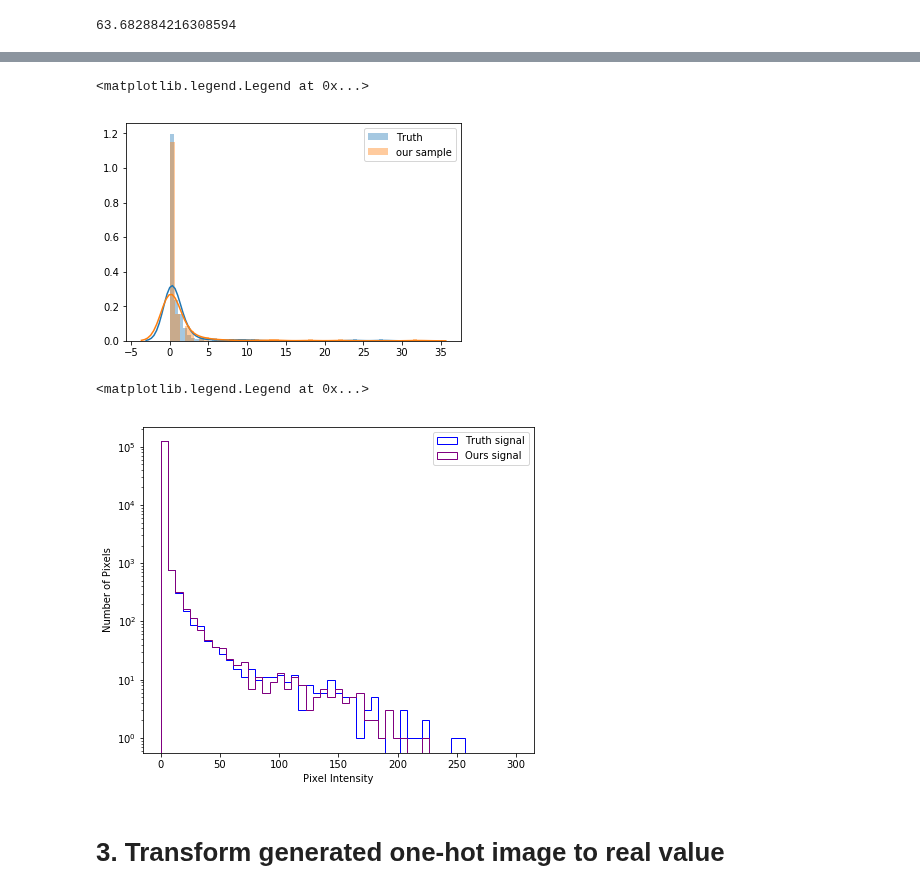
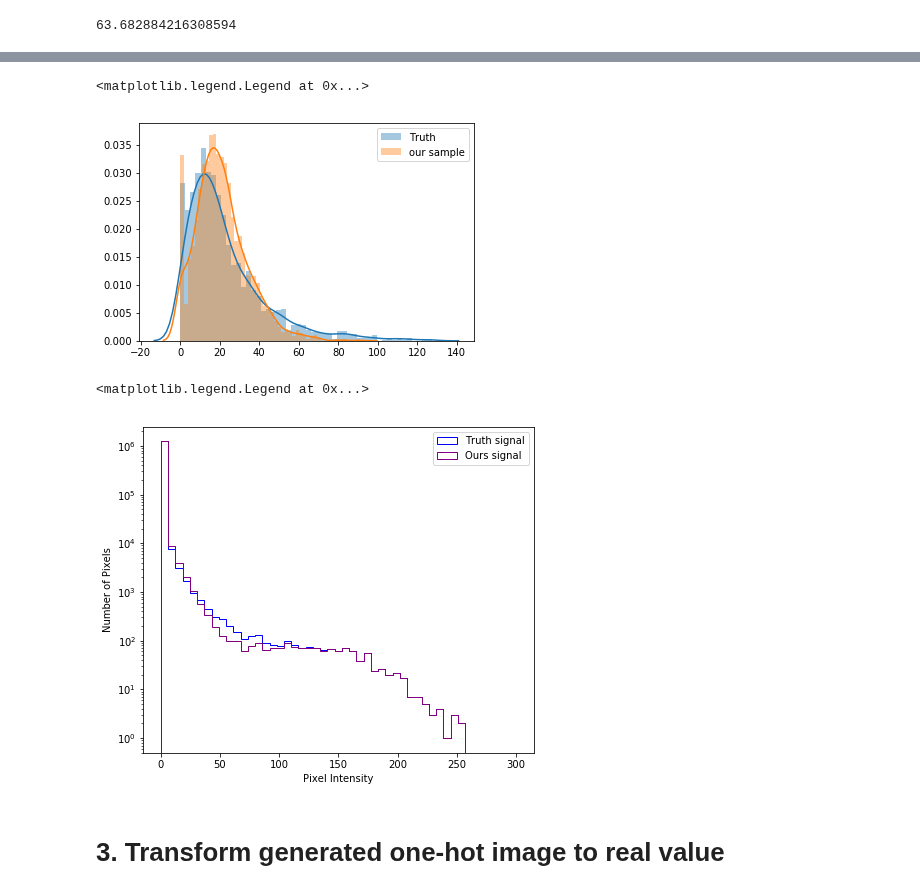
Before and after one commit to adamlu123/SparseImageFlows, a Jupyter notebook: Notebooks/quantize_image.ipynb, the cells around one changed output, grey strips where cells are left out. Cells and saved outputs as stored; diff of their text form; code cells hidden in the pictures.

```diff
--- a/Notebooks/quantize_image.ipynb
+++ b/Notebooks/quantize_image.ipynb
@@ -175,22 +182,22 @@ pixel_bg.max()
 # %%
 import seaborn as sns
 x=12
-y=10
-n = 200
+y=13
+n = 2000
 
 pixel_bg = sample_sg[:,x,y]
 pixel = image[:n,x,y]
 x = np.linspace(0.0,200,1000)
 sns.distplot(pixel, label='Truth', bins=50)
 sns.distplot(pixel_bg, label='our sample', bins=50)
 plt.legend()
 # %% [output]
 <matplotlib.legend.Legend at 0x...>
-[figure, old version]
+[figure, new version]
 # %%
 fig, ax = plt.subplots(figsize=(7, 6))
 
-_, bins, _ = plt.hist(image[:200].ravel(),
+_, bins, _ = plt.hist(image[:2000].ravel(),
            bins=np.linspace(0,300,50), histtype='step', label='Truth signal', color='blue')
 
 _, bins, _ = plt.hist(sample_sg.ravel(),  # to make sure have same amount of samples
@@ -203,7 +210,7 @@ plt.yscale('log')
 plt.legend(loc='upper right')
 # %% [output]
 <matplotlib.legend.Legend at 0x...>
-[figure, old version]
+[figure, new version]
 # %% [markdown]
 # 3. Transform generated one-hot image to real value
 # %% [markdown]
```
Also changed, not shown: parts of 4 cells of this notebook, 3 other files.
